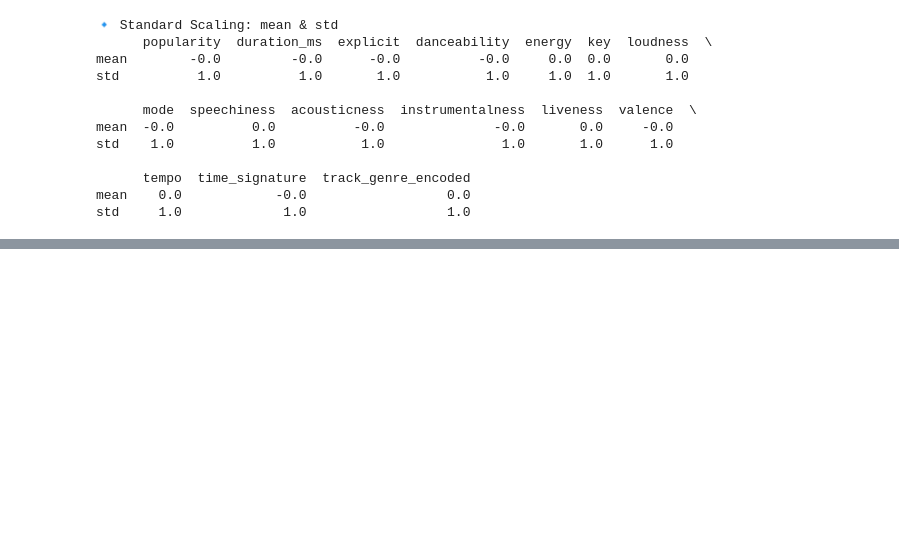
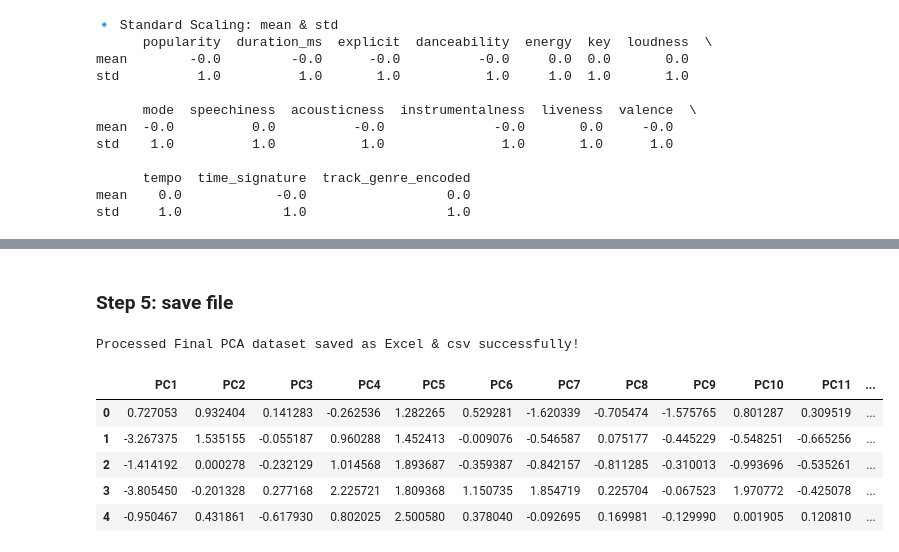
Before and after one commit to FernandoTK/2025-Y2-S1-MLB-WE1G1-10, a Jupyter notebook: group_pipeline/2025-Y2-S1-MLB-WE1G1-10-group_pipeline.ipynb, the cells around one changed output, grey strips where cells are left out. Cells and saved outputs as stored; diff of their text form; code cells hidden in the pictures; blank space fills up the shorter version.

```diff
--- a/group_pipeline/2025-Y2-S1-MLB-WE1G1-10-group_pipeline.ipynb
+++ b/group_pipeline/2025-Y2-S1-MLB-WE1G1-10-group_pipeline.ipynb
@@ -491,0 +640,23 @@ std     1.0             1.0                  1.0
+# %% [markdown]
+### Step 5: save file
+# %%
+#  Save Processed PCA Dataset (CSV )
+pca_columns = [f'PC{i+1}' for i in range(X_pca.shape[1])]
+df_pca = pd.DataFrame(X_pca, columns=pca_columns)
+df_pca['track_genre'] = y.values
+
+# Save as CSV
+df_pca.to_csv("spotify_tracks_final_PCA.csv", index=False)
+# Save as excel
+df_pca.to_excel("spotify_tracks_final_PCA.xlsx", index=False)
+
+print("Processed Final PCA dataset saved as Excel & csv successfully!")
+df_pca.head()
+# %% [output]
+Processed Final PCA dataset saved as Excel & csv successfully!
+|  | PC1 | PC2 | PC3 | PC4 | PC5 | PC6 | PC7 | PC8 | PC9 | PC10 | PC11 | ... |
+| 0 | 0.727053 | 0.932404 | 0.141283 | -0.262536 | 1.282265 | 0.529281 | -1.620339 | -0.705474 | -1.575765 | 0.801287 | 0.309519 | ... |
+| 1 | -3.267375 | 1.535155 | -0.055187 | 0.960288 | 1.452413 | -0.009076 | -0.546587 | 0.075177 | -0.445229 | -0.548251 | -0.665256 | ... |
+| 2 | -1.414192 | 0.000278 | -0.232129 | 1.014568 | 1.893687 | -0.359387 | -0.842157 | -0.811285 | -0.310013 | -0.993696 | -0.535261 | ... |
+| 3 | -3.805450 | -0.201328 | 0.277168 | 2.225721 | 1.809368 | 1.150735 | 1.854719 | 0.225704 | -0.067523 | 1.970772 | -0.425078 | ... |
+| 4 | -0.950467 | 0.431861 | -0.617930 | 0.802025 | 2.500580 | 0.378040 | -0.092695 | 0.169981 | -0.129990 | 0.001905 | 0.120810 | ... |
```
Also changed, not shown: parts of 26 cells of this notebook, 3 other files.
